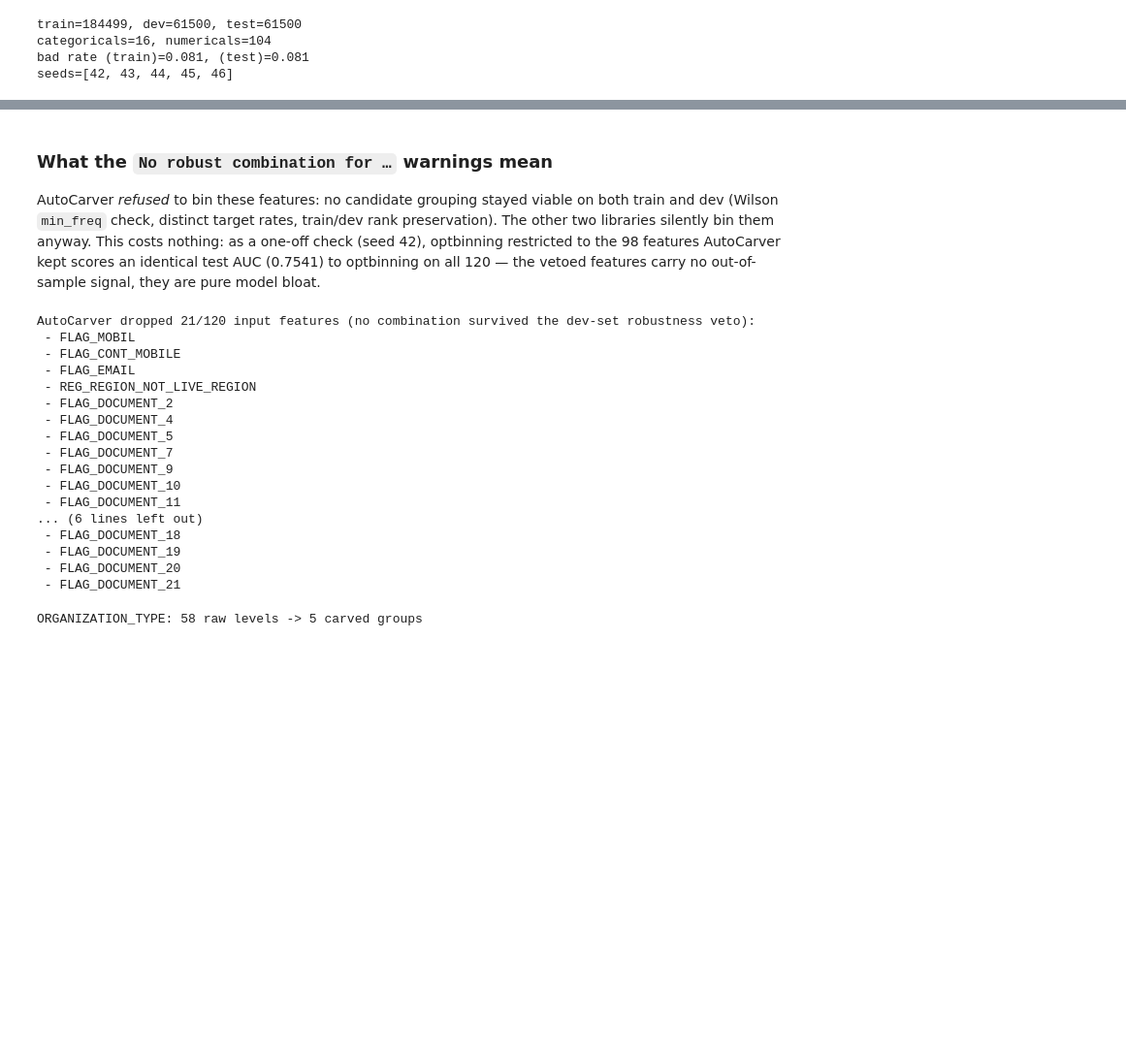
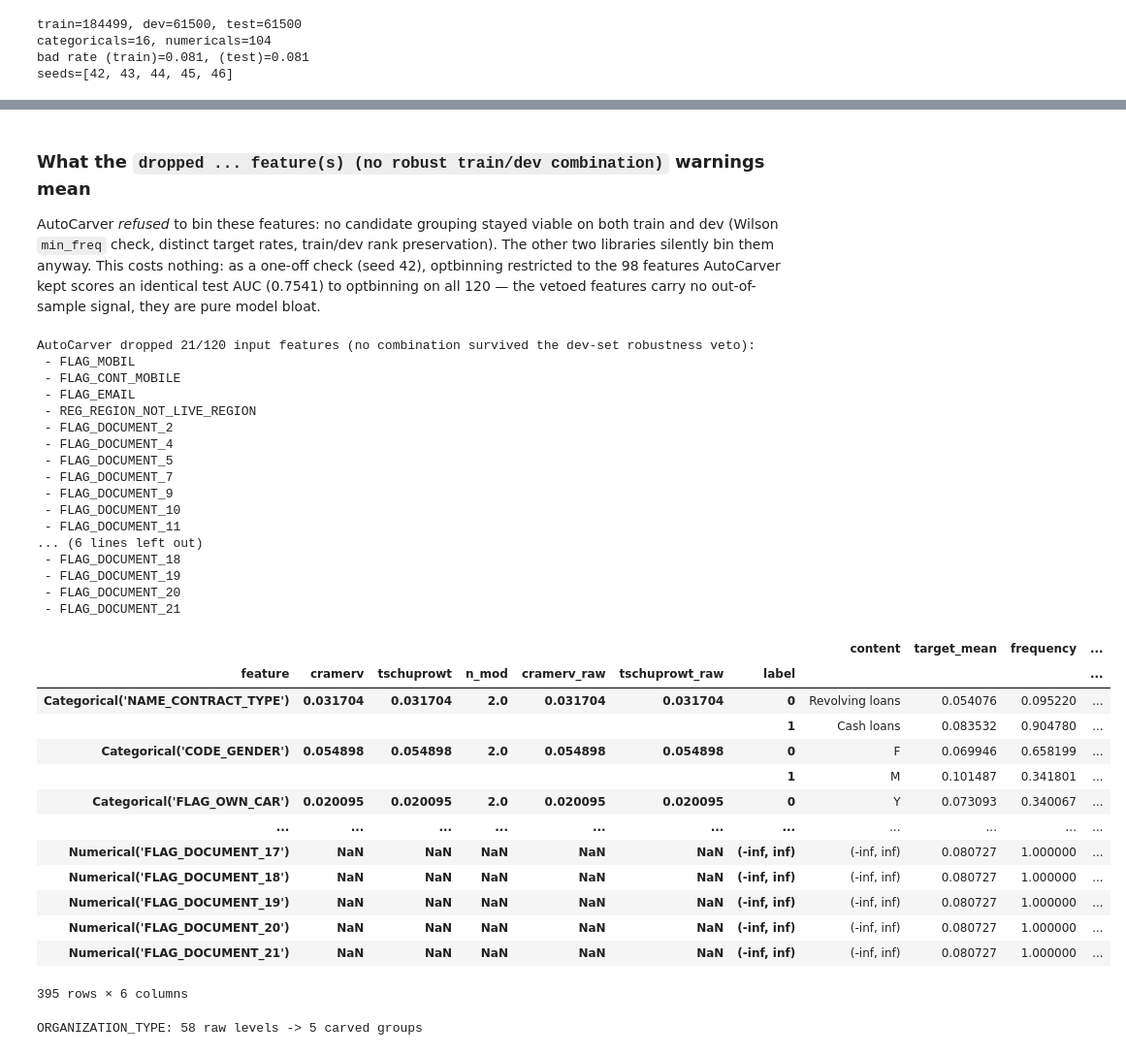
Before and after one commit to mdefrance/AutoCarver, a Jupyter notebook: docs/source/examples/Comparison/comparison_notebook.ipynb, the cells around one changed output, grey strips where cells are left out. Shown at 97% size. Saved outputs shown, nothing was run; the diff lists cells and outputs as text; code cells hidden in the pictures; blank space fills up the shorter version.

```diff
--- a/docs/source/examples/Comparison/comparison_notebook.ipynb
+++ b/docs/source/examples/Comparison/comparison_notebook.ipynb
@@ -276,5 +284,5 @@ binary_results
 # %% [markdown]
-### What the `No robust combination for …` warnings mean
+### What the `dropped ... feature(s) (no robust train/dev combination)` warnings mean
 
 AutoCarver *refused* to bin these features: no candidate grouping stayed viable on both train
 and dev (Wilson `min_freq` check, distinct target rates, train/dev rank preservation). The other
@@ -285,27 +293,42 @@ model bloat.
 # %%
 n_input = len(categoricals) + len(quantitatives)
 print(f"AutoCarver dropped {len(last_autocarver.dropped_features)}/{n_input} input features "
       f"(no combination survived the dev-set robustness veto):")
 for feature in last_autocarver.dropped_features:
     print(' -', feature.name)
+last_autocarver.summary
 # %% [output]
 AutoCarver dropped 21/120 input features (no combination survived the dev-set robustness veto):
  - FLAG_MOBIL
  - FLAG_CONT_MOBILE
  - FLAG_EMAIL
  - REG_REGION_NOT_LIVE_REGION
  - FLAG_DOCUMENT_2
  - FLAG_DOCUMENT_4
  - FLAG_DOCUMENT_5
  - FLAG_DOCUMENT_7
  - FLAG_DOCUMENT_9
  - FLAG_DOCUMENT_10
  - FLAG_DOCUMENT_11
 ... (6 lines left out)
  - FLAG_DOCUMENT_18
  - FLAG_DOCUMENT_19
  - FLAG_DOCUMENT_20
  - FLAG_DOCUMENT_21
+|  |  |  |  |  |  |  | content | target_mean | frequency | ... |
+| feature | cramerv | tschuprowt | n_mod | cramerv_raw | tschuprowt_raw | label |  |  |  | ... |
+| Categorical('NAME_CONTRACT_TYPE') | 0.031704 | 0.031704 | 2.0 | 0.031704 | 0.031704 | 0 | Revolving loans | 0.054076 | 0.095220 | ... |
+|  |  |  |  |  |  | 1 | Cash loans | 0.083532 | 0.904780 | ... |
+| Categorical('CODE_GENDER') | 0.054898 | 0.054898 | 2.0 | 0.054898 | 0.054898 | 0 | F | 0.069946 | 0.658199 | ... |
+|  |  |  |  |  |  | 1 | M | 0.101487 | 0.341801 | ... |
+| Categorical('FLAG_OWN_CAR') | 0.020095 | 0.020095 | 2.0 | 0.020095 | 0.020095 | 0 | Y | 0.073093 | 0.340067 | ... |
+| ... | ... | ... | ... | ... | ... | ... | ... | ... | ... | ... |
+| Numerical('FLAG_DOCUMENT_17') | NaN | NaN | NaN | NaN | NaN | (-inf, inf) | (-inf, inf) | 0.080727 | 1.000000 | ... |
+| Numerical('FLAG_DOCUMENT_18') | NaN | NaN | NaN | NaN | NaN | (-inf, inf) | (-inf, inf) | 0.080727 | 1.000000 | ... |
+| Numerical('FLAG_DOCUMENT_19') | NaN | NaN | NaN | NaN | NaN | (-inf, inf) | (-inf, inf) | 0.080727 | 1.000000 | ... |
+| Numerical('FLAG_DOCUMENT_20') | NaN | NaN | NaN | NaN | NaN | (-inf, inf) | (-inf, inf) | 0.080727 | 1.000000 | ... |
+| Numerical('FLAG_DOCUMENT_21') | NaN | NaN | NaN | NaN | NaN | (-inf, inf) | (-inf, inf) | 0.080727 | 1.000000 | ... |
+395 rows × 6 columns
 # %%
 # interpretability: a 58-level categorical carved into a handful of ordered groups
 feature = last_autocarver.features("ORGANIZATION_TYPE")
```
Also changed, not shown: parts of 4 cells of this notebook, 1 other file.
